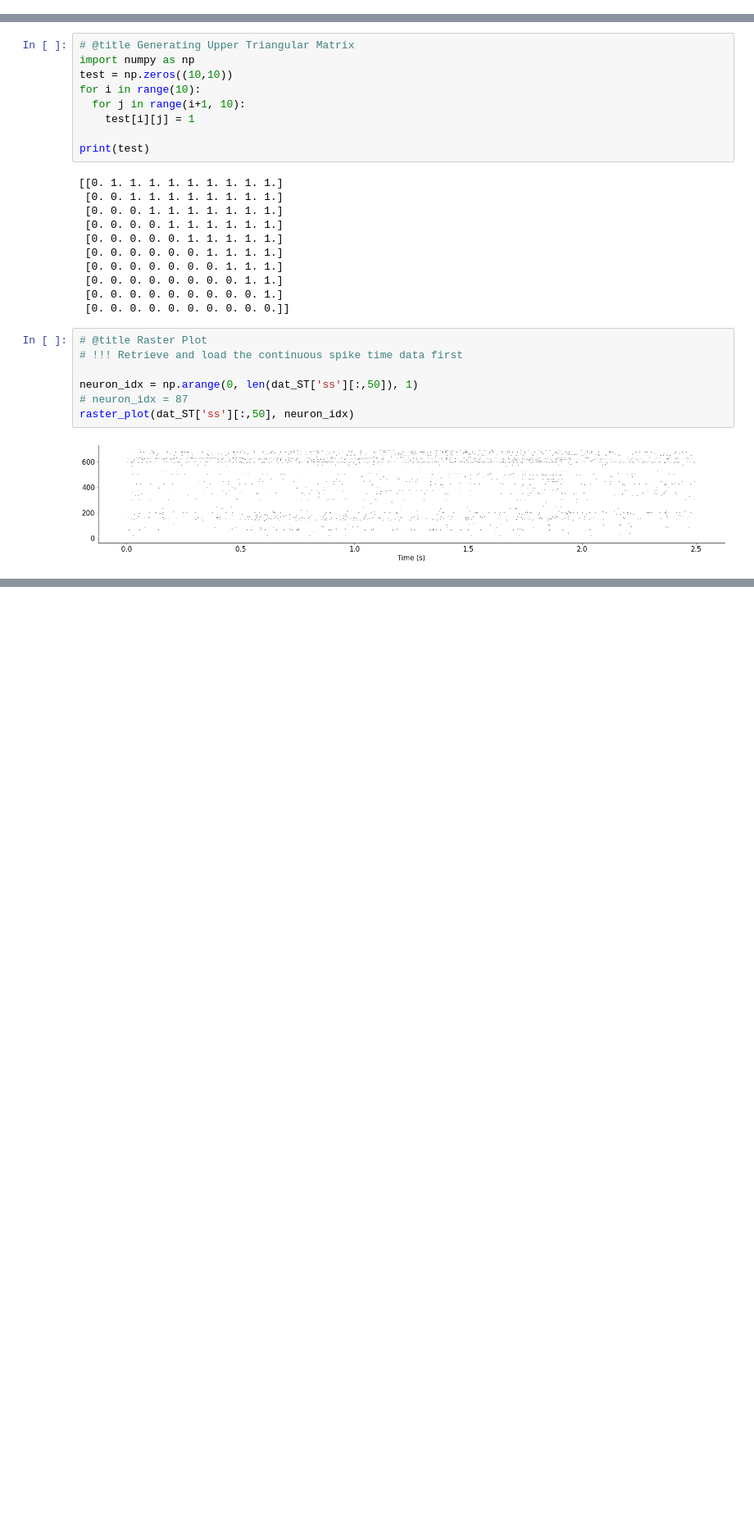
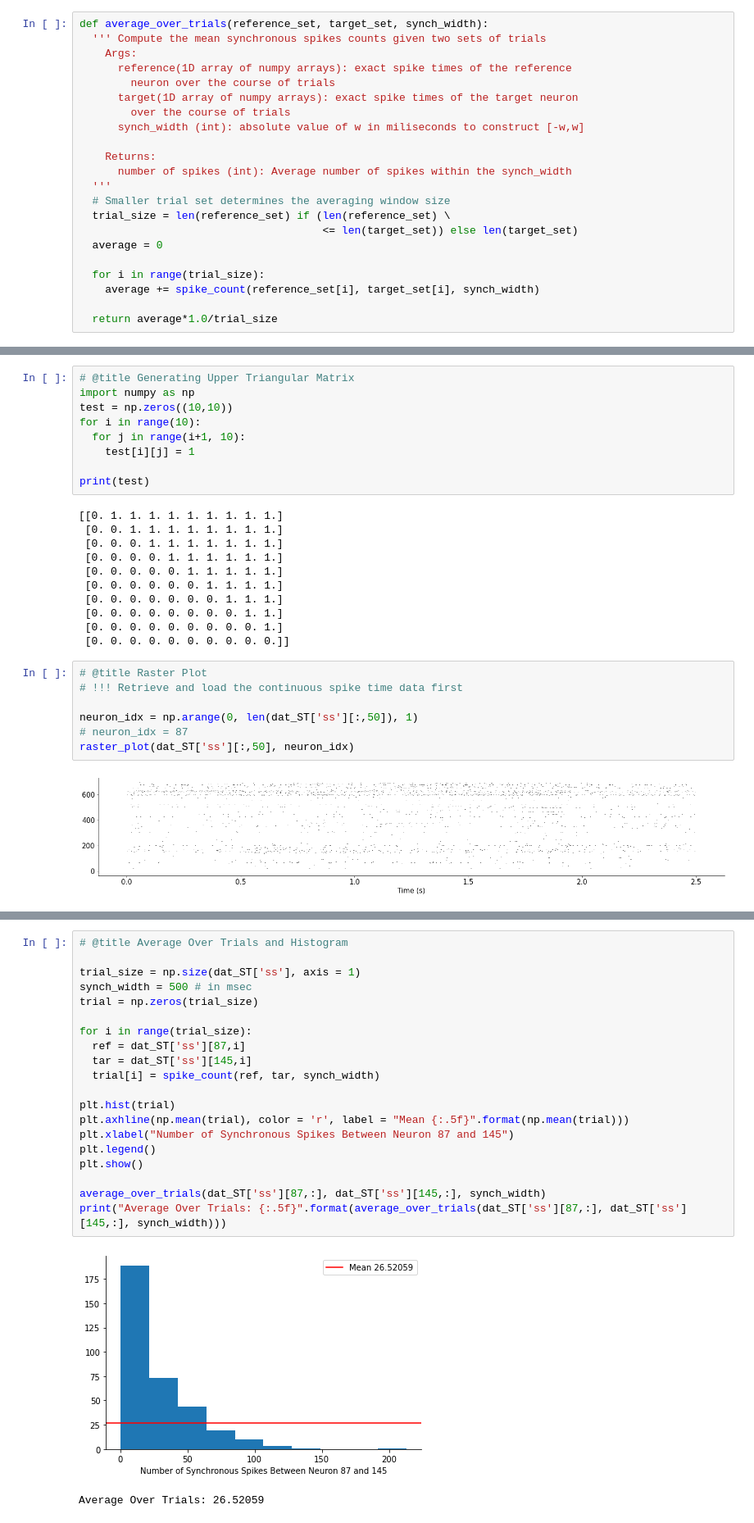
Before and after one commit to ugurcancakal/spike_jitter_analysis, a Jupyter notebook: spike_jitter.ipynb, the cells around one changed output, grey strips where cells are left out. Shown at 82% size. Cells and saved outputs as stored; diff of their text form; blank space fills up the shorter version.

```diff
--- a/spike_jitter.ipynb
+++ b/spike_jitter.ipynb
@@ -218 +189,23 @@ TARGET:  1.7849146
+# %%
+def average_over_trials(reference_set, target_set, synch_width):
+  ''' Compute the mean synchronous spikes counts given two sets of trials
+    Args:
+      reference(1D array of numpy arrays): exact spike times of the reference
+        neuron over the course of trials
+      target(1D array of numpy arrays): exact spike times of the target neuron
+        over the course of trials
+      synch_width (int): absolute value of w in miliseconds to construct [-w,w]
+
+    Returns:
+      number of spikes (int): Average number of spikes within the synch_width
+  '''
+  # Smaller trial set determines the averaging window size
+  trial_size = len(reference_set) if (len(reference_set) \
+                                      <= len(target_set)) else len(target_set)
+  average = 0
+
+  for i in range(trial_size):
+    average += spike_count(reference_set[i], target_set[i], synch_width)
+
+  return average*1.0/trial_size
 # %%
@@ -404,0 +411,23 @@ spike_count(reference, target, synch_width)
+# %%
+# @title Average Over Trials and Histogram
+
+trial_size = np.size(dat_ST['ss'], axis = 1)
+synch_width = 500 # in msec
+trial = np.zeros(trial_size)
+
+for i in range(trial_size):
+  ref = dat_ST['ss'][87,i]
+  tar = dat_ST['ss'][145,i]
+  trial[i] = spike_count(ref, tar, synch_width)
+
+plt.hist(trial)
+plt.axhline(np.mean(trial), color = 'r', label = "Mean {:.5f}".format(np.mean(trial)))
+plt.xlabel("Number of Synchronous Spikes Between Neuron 87 and 145")
+plt.legend()
+plt.show()
+
+average_over_trials(dat_ST['ss'][87,:], dat_ST['ss'][145,:], synch_width)
+print("Average Over Trials: {:.5f}".format(average_over_trials(dat_ST['ss'][87,:], dat_ST['ss'][145,:], synch_width)))
+# %% [output]
+[figure, added]
+Average Over Trials: 26.52059
```
Also changed, not shown: parts of 11 cells of this notebook.
